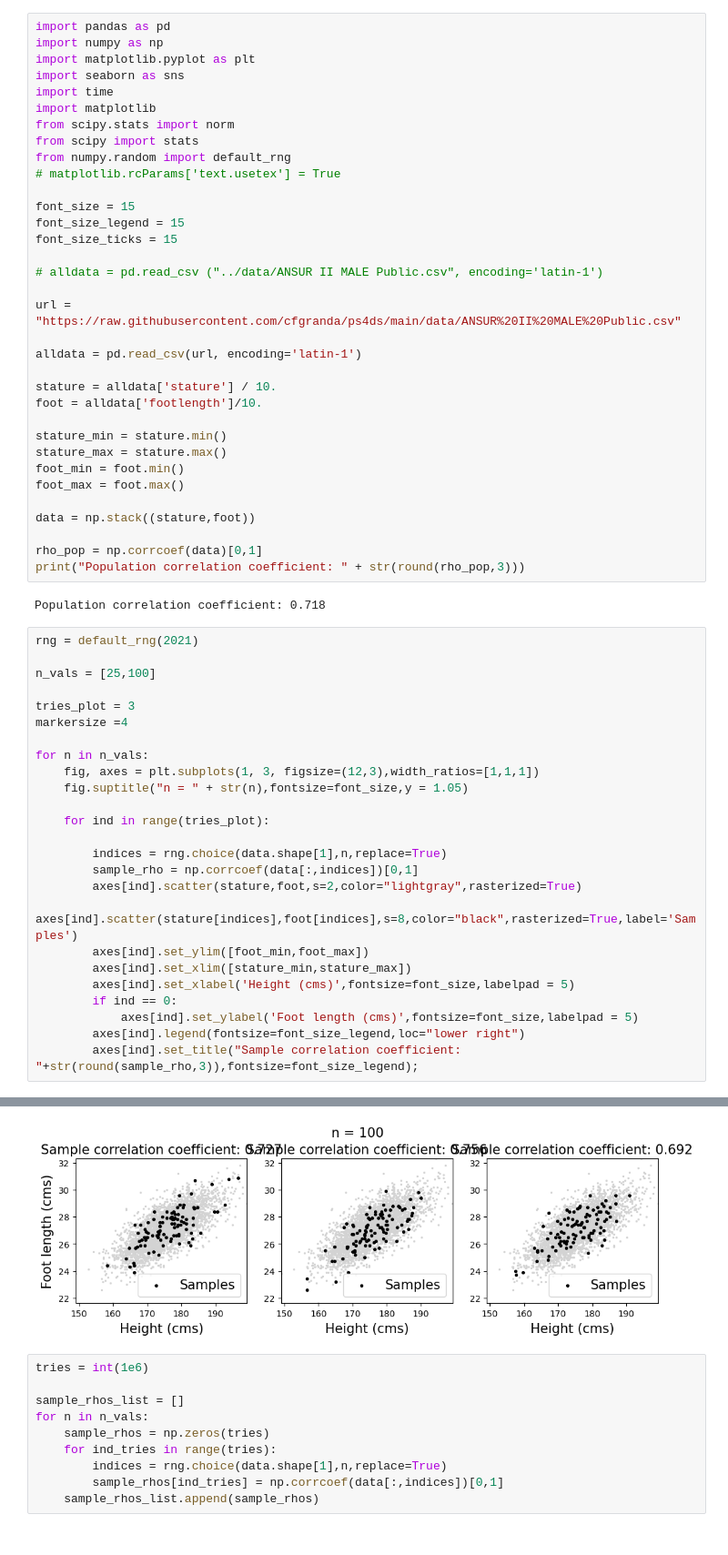
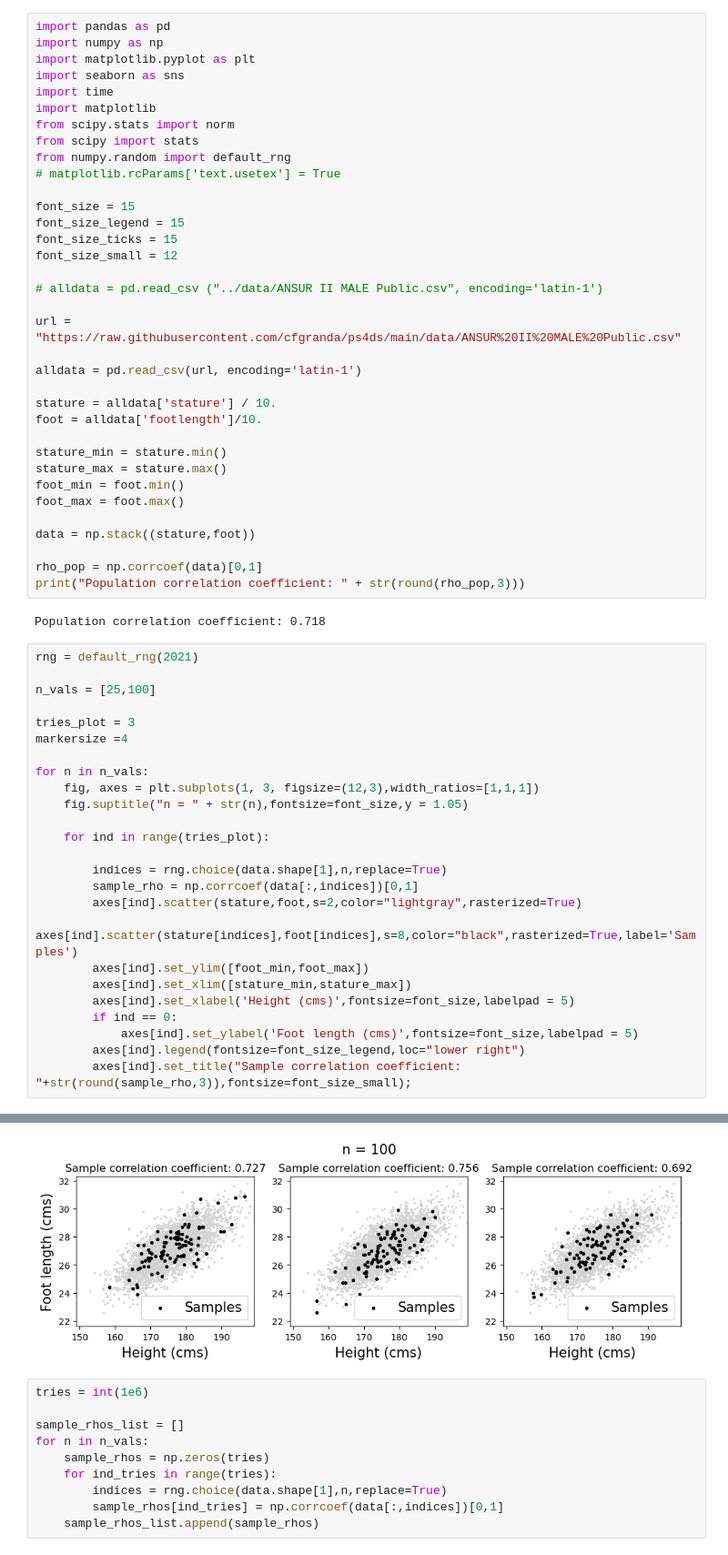
Before and after one commit to cfgranda/ps4ds, a Jupyter notebook: estimation_population_parameters/correlation_coefficient_confidence_intervals.ipynb, the cells around one changed output, grey strips where cells are left out. Shown at 91% size. Saved outputs shown, nothing was run; the diff lists cells and outputs as text.

Commit message:
fixed correlation coefficient confidence intervals script

```diff
--- a/estimation_population_parameters/correlation_coefficient_confidence_intervals.ipynb
+++ b/estimation_population_parameters/correlation_coefficient_confidence_intervals.ipynb
@@ -23,6 +23,7 @@ from numpy.random import default_rng
 font_size = 15
 font_size_legend = 15
 font_size_ticks = 15
+font_size_small = 12
 
 # alldata = pd.read_csv ("../data/ANSUR II MALE Public.csv", encoding='latin-1')
 
@@ -68,5 +69,5 @@ for n in n_vals:
         if ind == 0:
             axes[ind].set_ylabel('Foot length (cms)',fontsize=font_size,labelpad = 5)
         axes[ind].legend(fontsize=font_size_legend,loc="lower right")
-        axes[ind].set_title("Sample correlation coefficient: "+str(round(sample_rho,3)),fontsize=font_size_legend);
+        axes[ind].set_title("Sample correlation coefficient: "+str(round(sample_rho,3)),fontsize=font_size_small);
 # %% [output]
@@ -74,4 +75,4 @@ for n in n_vals:
-[figure, old version]
+[figure, new version]
 # %%
 tries = int(1e6)
 
```
Also changed, not shown: parts of 3 cells of this notebook.
